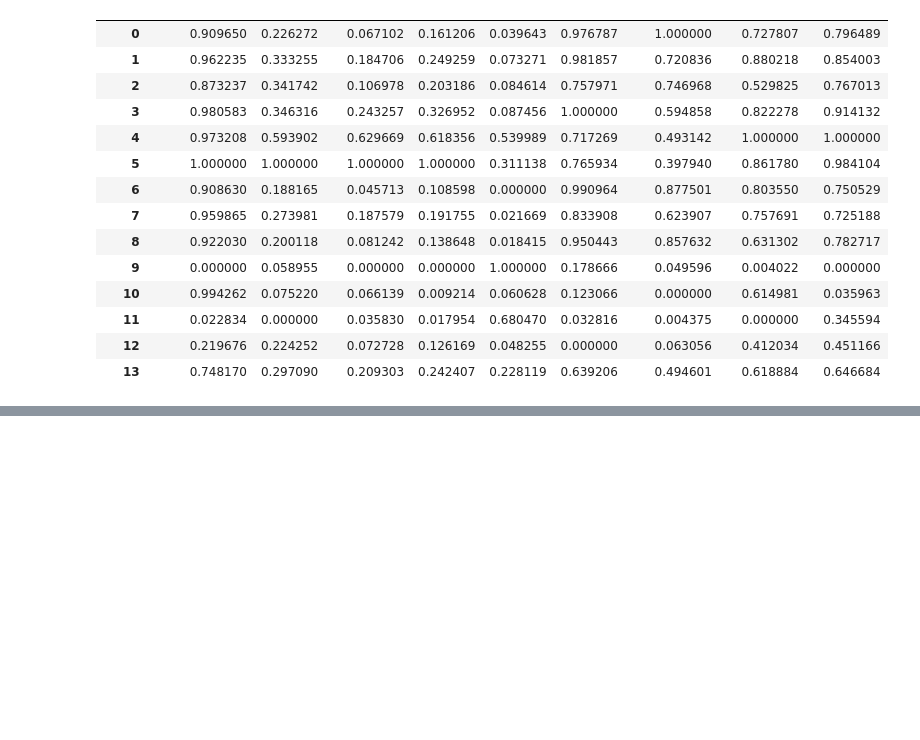
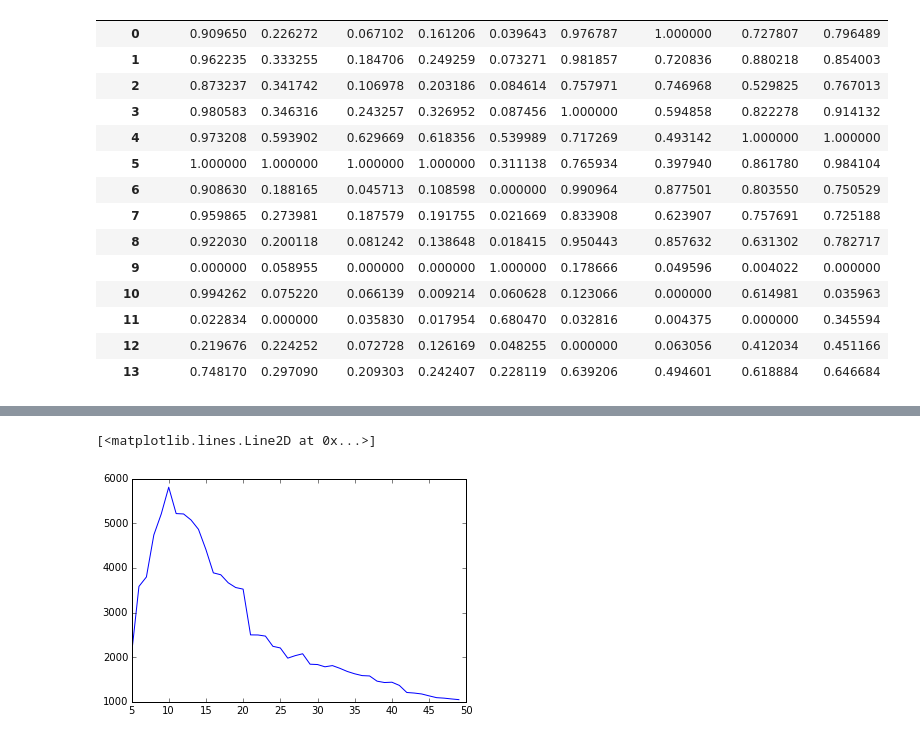
Before and after one commit to crupley/hoodie-development, a Jupyter notebook: explore/evaluate cuts.ipynb, the cells around one changed output, grey strips where cells are left out. Drawn from its saved outputs; the diff is of its cells as text; code cells hidden in the pictures; blank space fills up the shorter version.

```diff
--- a/explore/evaluate cuts.ipynb
+++ b/explore/evaluate cuts.ipynb
@@ -641,0 +714,3 @@ dfbp
+# %%
+pwdist = most_similar(fdf, cnum)
+pwdist
@@ -641,0 +725,3 @@ dfbp
+# %%
+dbone = wcgrid / pwdist
+dbone
@@ -641,0 +743,3 @@ dfbp
+# %%
+dbone = (dbone * np.tri(5, k=-1)).fillna(0)
+dbone
@@ -641,0 +757,17 @@ dfbp
+# %%
+%%time
+ks = range(5,50)
+db = []
+
+for k in ks:
+    print k,
+    g = nx.from_pandas_dataframe(cl, source='source', target='target')
+    cl[cl.cutcon <= k].apply(lambda x: cutrow(x, g), axis=1)
+    cnum = assign_clusters(nodelist, g)
+    wc = wcss(fdf, cnum)
+    x, y = np.meshgrid(wc, wc)
+    wcgrid = pd.DataFrame(x+y)
+    pwdist = most_similar(fdf, cnum)
+    dbone = wcgrid / pwdist
+    dbone = (dbone * np.tri(k, k=-1)).fillna(0)
+    db.append(dbone.max().sum()/k)
@@ -641,0 +777,6 @@ dfbp
+# %%
+# strict
+plt.plot(ks, db)
+# %% [output]
+[<matplotlib.lines.Line2D at 0x...>]
+[figure, added]
```
Also changed, not shown: parts of 21 cells of this notebook, 5 other files.
